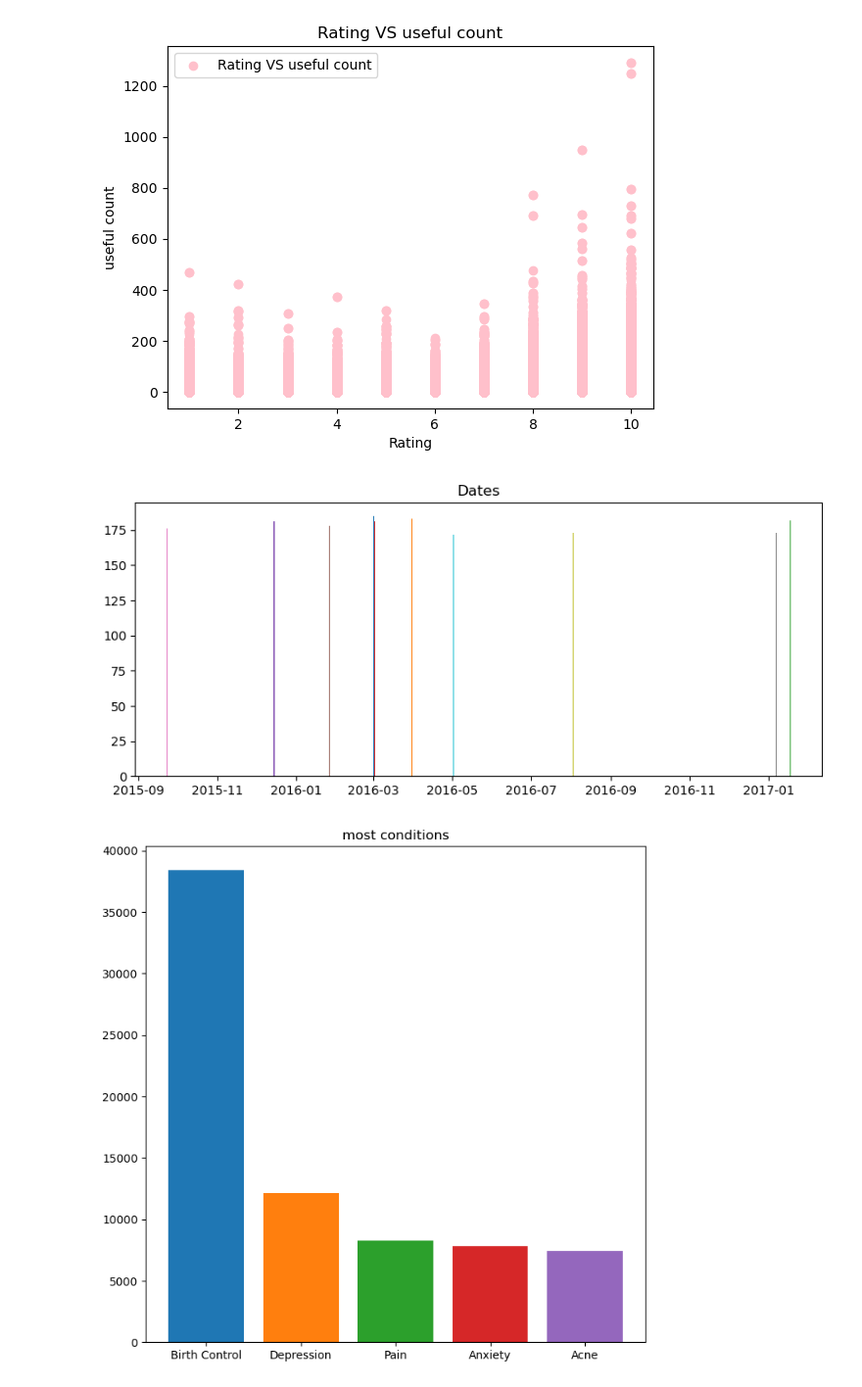
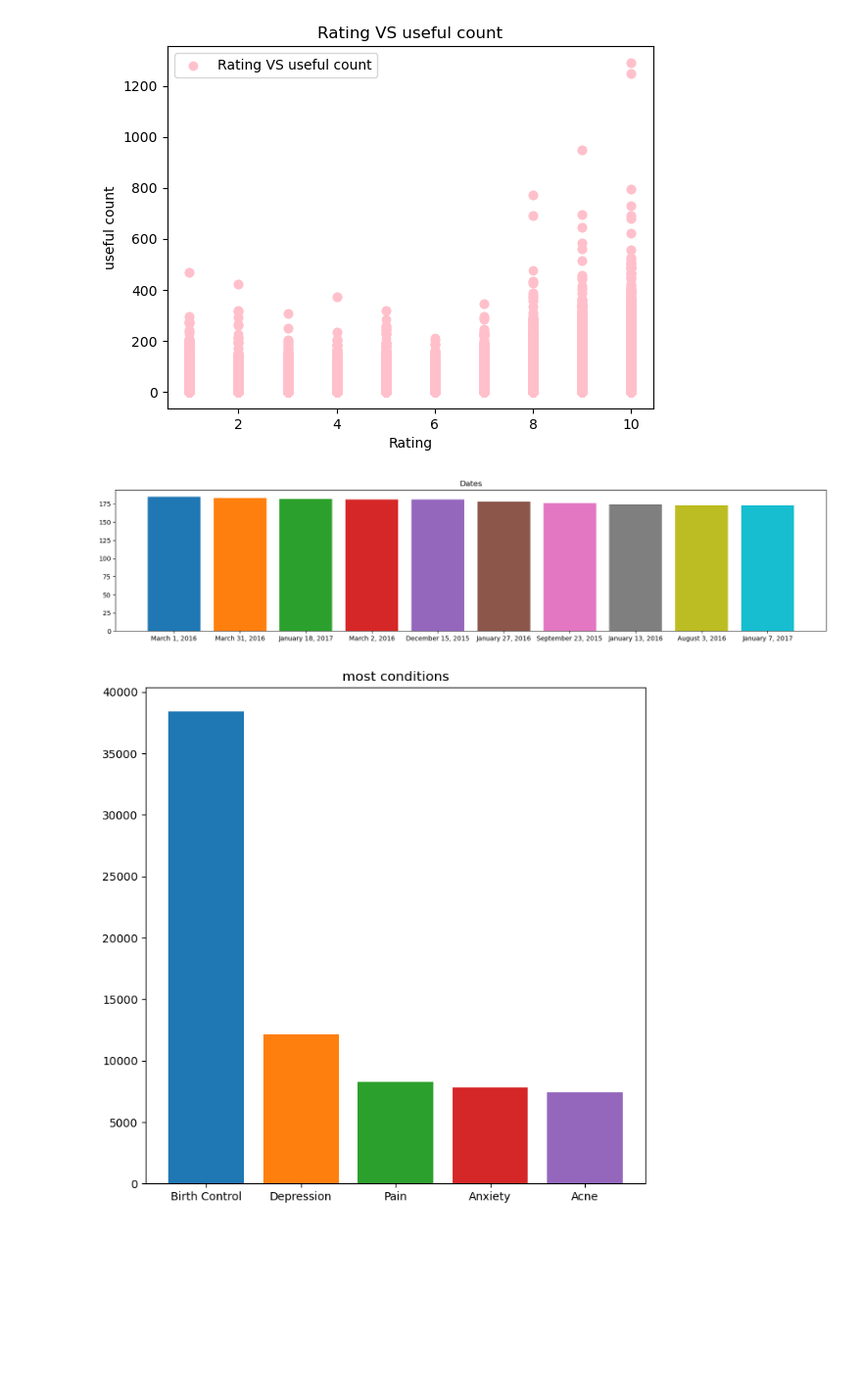
Before and after one commit to Alireza-Kafashha/Bits-learn-assignment-1, a Jupyter notebook: drug.ipynb, the cells around one changed output. Shown: that part at 98% size. Cells and saved outputs as stored; diff of their text form; code cells hidden in the pictures; blank space fills up the shorter version.

```diff
--- a/drug.ipynb
+++ b/drug.ipynb
@@ -38,6 +12,6 @@ pd.__version__
 # %%
-df1 = pd.read_csv('drugsComTest_raw.tsv', sep = '\t' , index_col=  'Unnamed: 0', parse_dates=['date'])
-df2 = pd.read_csv('drugsComTrain_raw.tsv', sep = '\t', index_col=  'Unnamed: 0' , parse_dates=['date'])
+df1 = pd.read_csv('drugsComTest_raw.tsv', sep = '\t' , index_col=  'Unnamed: 0')
+df2 = pd.read_csv('drugsComTrain_raw.tsv', sep = '\t', index_col=  'Unnamed: 0')
 df = pd.concat([df1,df2])
 df['rating']=df['rating'].astype('int8')
 
@@ -191,16 +165,16 @@ plt.show()
 # %%
 df.head()
 z =df['date'].value_counts()[:10] #   barabar ba:    z = df.nlargest(10,'date')
-plt.figure(figsize=(10,4))
-for i in range(10):
+plt.figure(figsize=(20,4))
+for i in tqdm(range(10)):
     label = z.index[i]
     value = z.iloc[i]
     plt.bar(label,value)
 # sns.countplot(data=z)
 plt.title("Dates")
 plt.show()
 # %% [output]
-[figure, old version]
+[figure, new version]
 # %%
 y = df['condition'].value_counts()[:5]
 plt.figure(figsize=(8,8))
```
Also changed, not shown: parts of 7 cells of this notebook.
